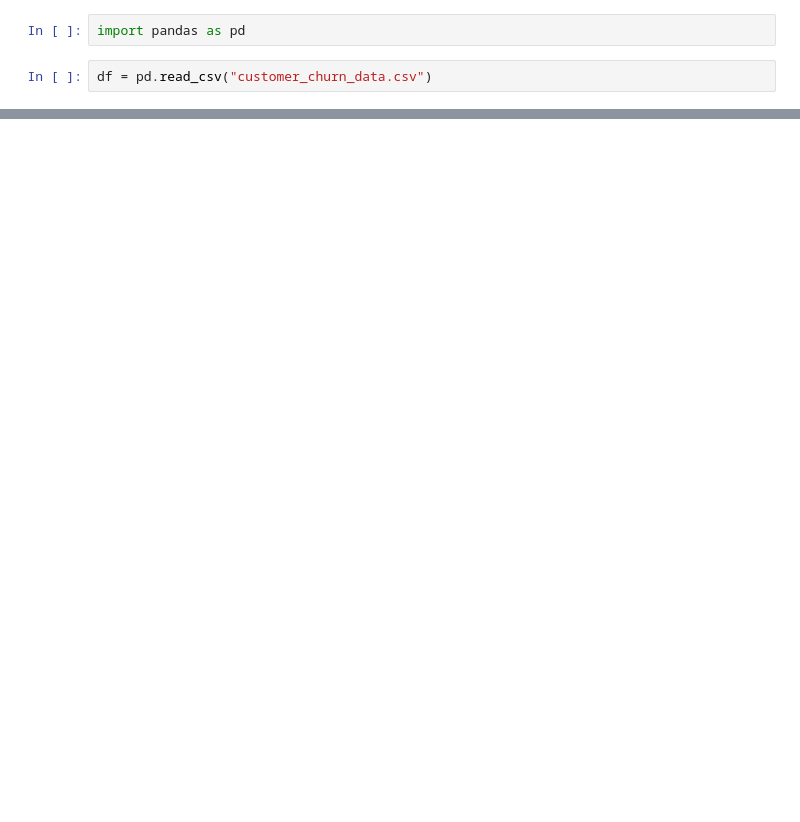
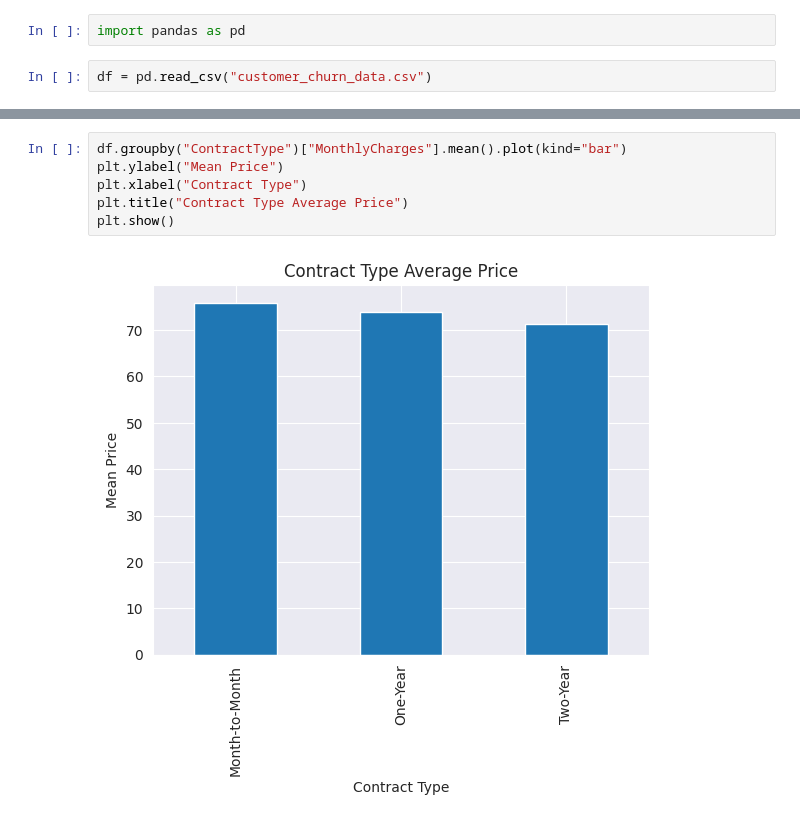
Before and after one commit to BarnaliBhowmik/PythonProjects, a Jupyter notebook: ChurnSurvivalAnalysisAndPredictionModel.ipynb, the cells around one changed output, grey strips where cells are left out. Cells and saved outputs as stored; diff of their text form; blank space fills up the shorter version.

```diff
--- a/ChurnSurvivalAnalysisAndPredictionModel.ipynb
+++ b/ChurnSurvivalAnalysisAndPredictionModel.ipynb
@@ -20,0 +208,8 @@ df.head(10)
+# %%
+df.groupby("ContractType")["MonthlyCharges"].mean().plot(kind="bar")
+plt.ylabel("Mean Price")
+plt.xlabel("Contract Type")
+plt.title("Contract Type Average Price")
+plt.show()
+# %% [output]
+[figure, added]
```
Also changed, not shown: parts of 22 cells of this notebook.
